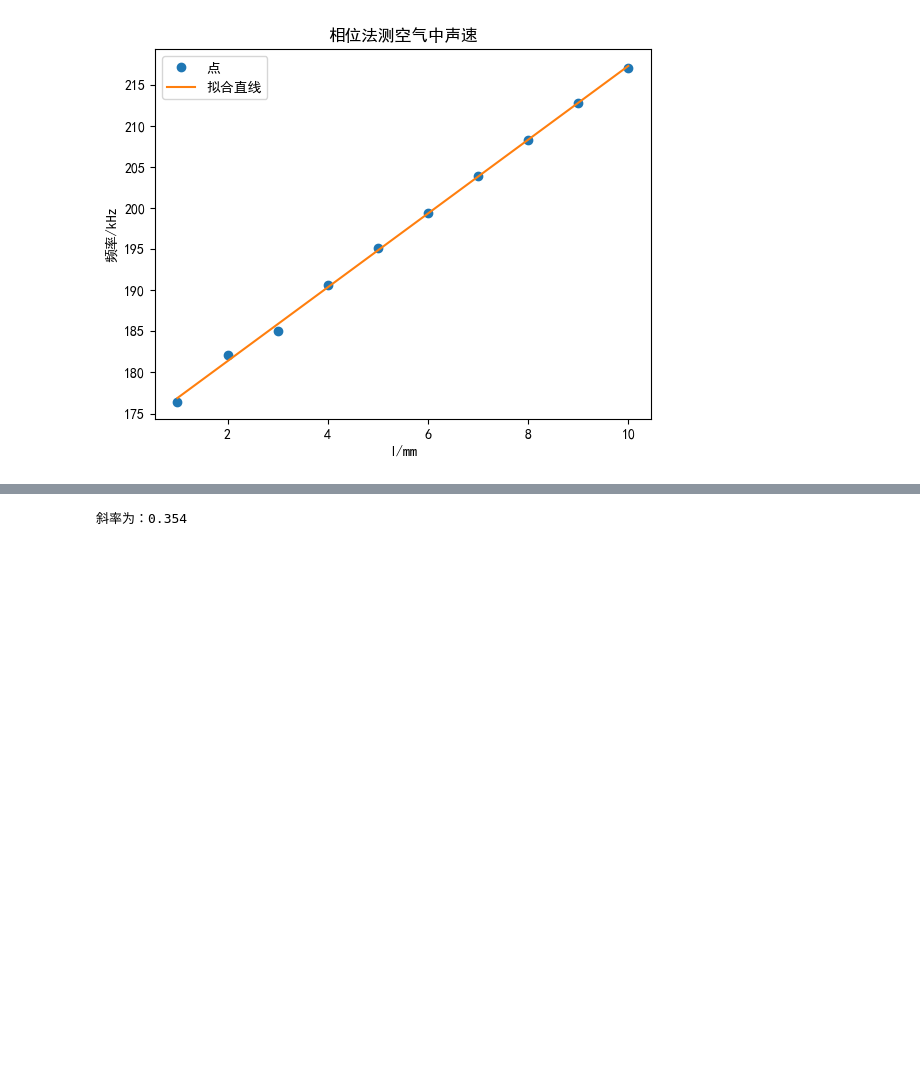
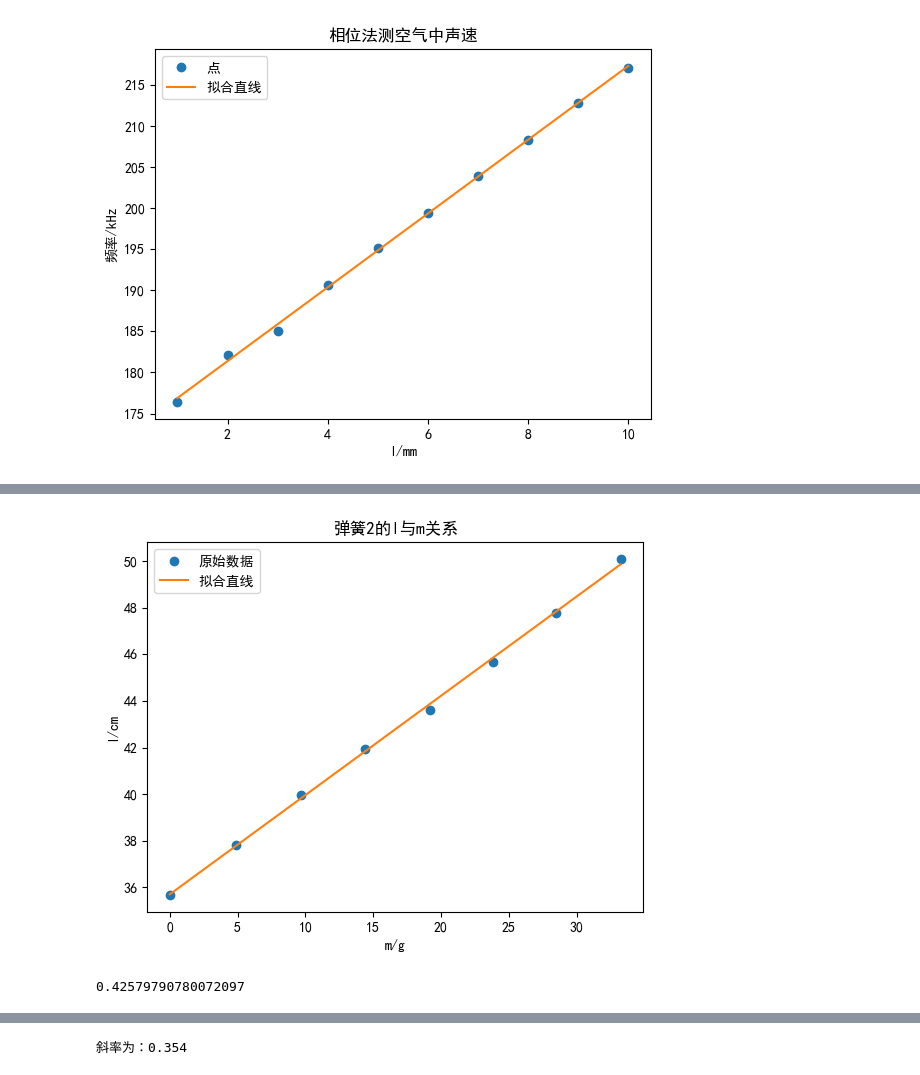
Before and after one commit to tenacioustommy/Machine-Learning, a Jupyter notebook: test.ipynb, the cells around one changed output, grey strips where cells are left out. Saved outputs shown, nothing was run; the diff lists cells and outputs as text; code cells hidden in the pictures; blank space fills up the shorter version.

```diff
--- a/test.ipynb
+++ b/test.ipynb
@@ -91,0 +118,26 @@ print(f"斜率为：{k:.3f}")
+# %%
+import numpy as np
+import matplotlib.pyplot as plt
+
+# 数据准备
+m = np.array([0, 4.88, 9.7, 14.38, 19.15, 23.8, 28.45, 33.25])
+l = np.array([35.68, 37.82, 39.97, 41.928, 43.608, 45.664, 47.756, 50.092])
+
+# 拟合直线
+slope, intercept = np.polyfit(m, l, 1)
+line_fit = slope * m + intercept
+
+# 绘图
+plt.plot(m, l, 'o', label='原始数据')
+plt.plot(m, line_fit, '-', label='拟合直线')
+plt.legend()
+plt.xlabel('m/g')
+plt.ylabel('l/cm')
+plt.title('弹簧2的l与m关系')
+plt.rcParams['font.sans-serif']=['SimHei']    # 设置中文显示
+plt.show()
+
+print(slope)    # 输出斜率
+# %% [output]
+[figure, added]
+0.42579790780072097
```
Also changed, not shown: parts of 33 cells of this notebook, 15 other files.
